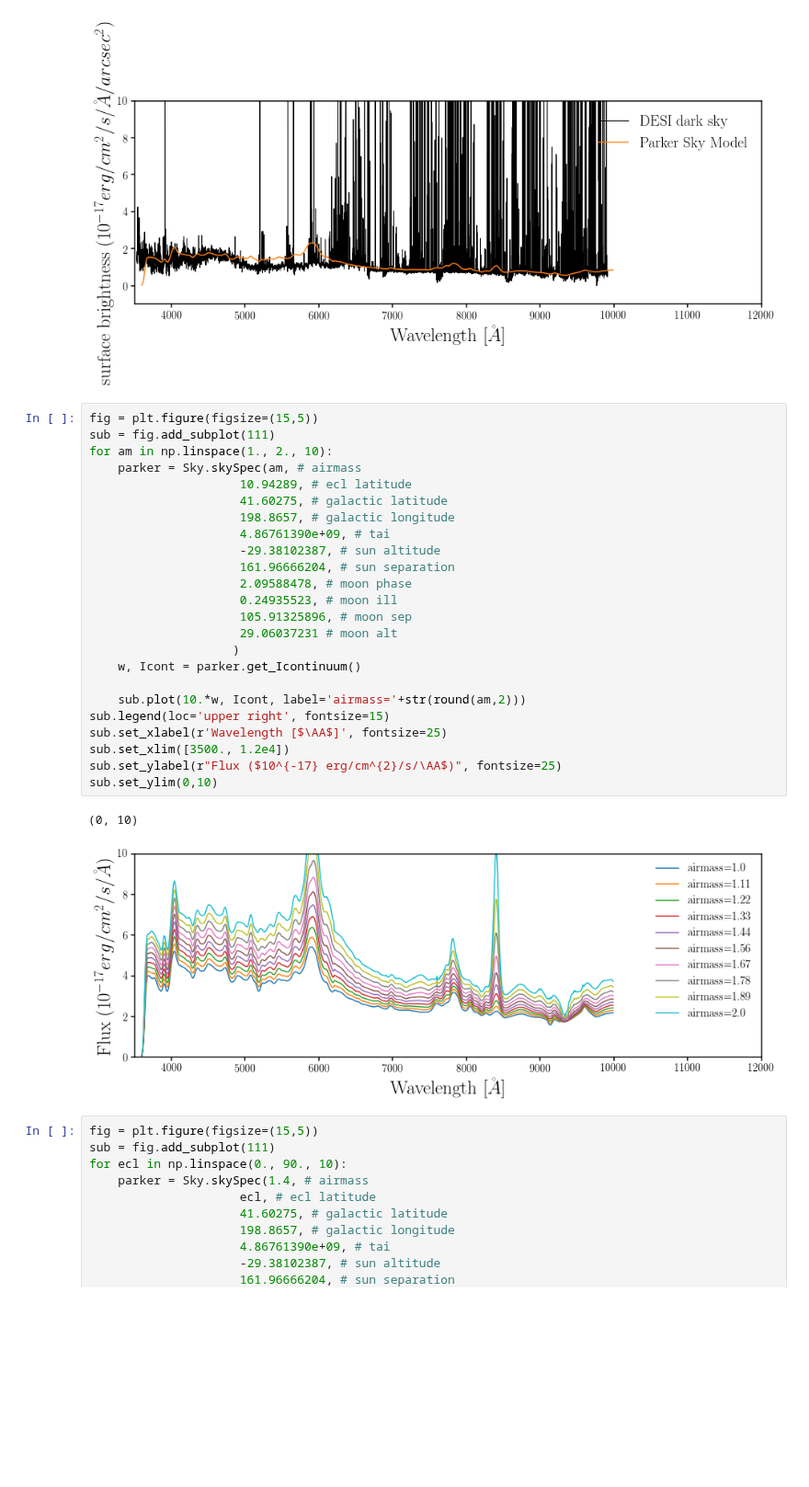
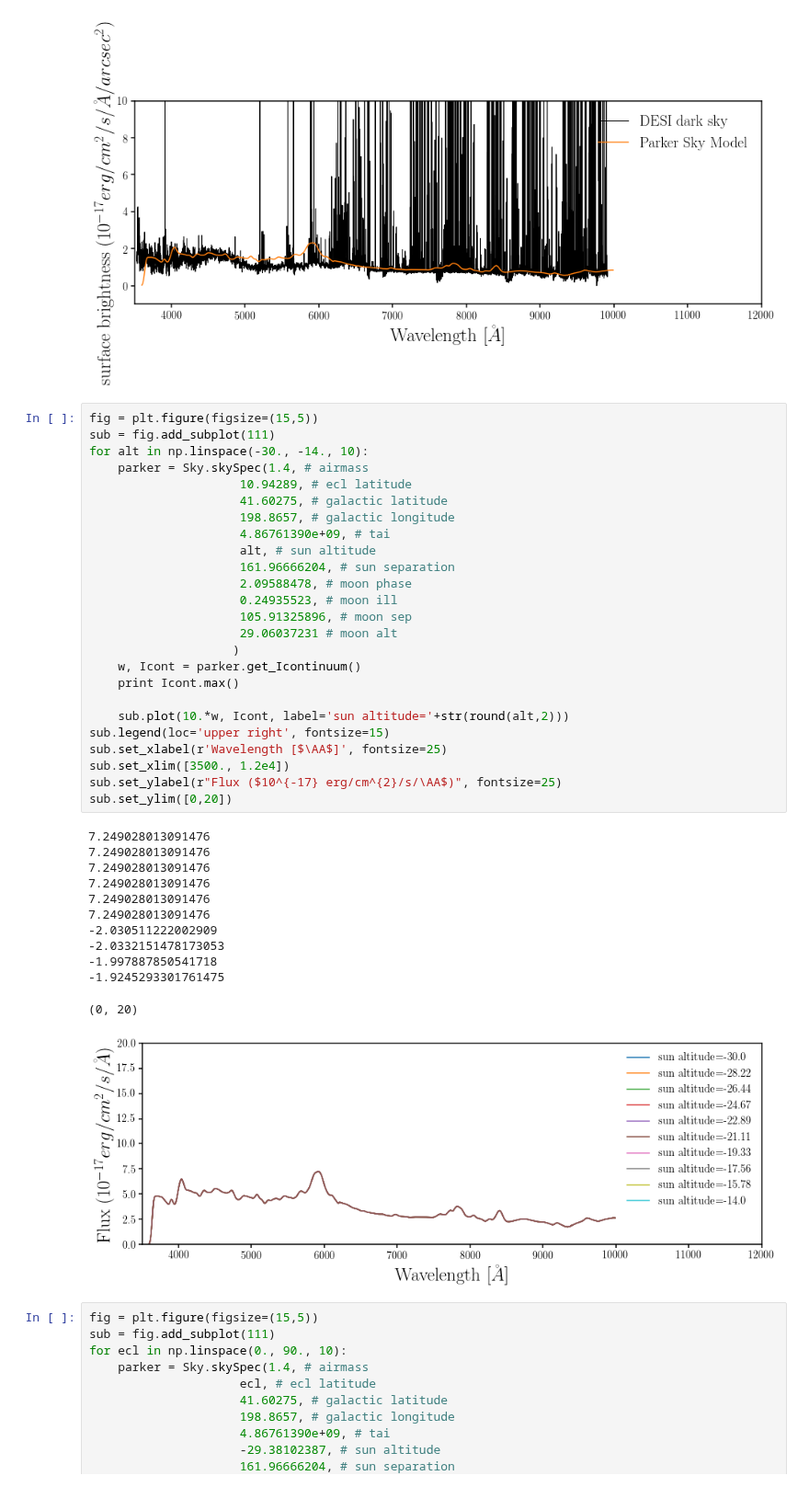
Before and after one commit to desi-bgs/feasiBGS, a Jupyter notebook: notebook/local_sky_parkerthesis.ipynb, the cells around one changed output. Shown at 92% size. Saved outputs shown, nothing was run; the diff lists cells and outputs as text; blank space fills up the shorter version.

```diff
--- a/notebook/local_sky_parkerthesis.ipynb
+++ b/notebook/local_sky_parkerthesis.ipynb
@@ -108,30 +108,41 @@ sub.set_ylim(-1.,10)
 # %%
 fig = plt.figure(figsize=(15,5))
 sub = fig.add_subplot(111)
-for am in np.linspace(1., 2., 10):
-    parker = Sky.skySpec(am, # airmass
+for alt in np.linspace(-30., -14., 10):
+    parker = Sky.skySpec(1.4, # airmass
                      10.94289, # ecl latitude
                      41.60275, # galactic latitude
                      198.8657, # galactic longitude
                      4.86761390e+09, # tai
-                     -29.38102387, # sun altitude
+                     alt, # sun altitude
                      161.96666204, # sun separation
                      2.09588478, # moon phase
                      0.24935523, # moon ill
                      105.91325896, # moon sep
                      29.06037231 # moon alt
                     )
     w, Icont = parker.get_Icontinuum()
+    print Icont.max()
 
-    sub.plot(10.*w, Icont, label='airmass='+str(round(am,2)))
+    sub.plot(10.*w, Icont, label='sun altitude='+str(round(alt,2)))
 sub.legend(loc='upper right', fontsize=15)
 sub.set_xlabel(r'Wavelength [$\AA$]', fontsize=25)
 sub.set_xlim([3500., 1.2e4])
 sub.set_ylabel(r"Flux ($10^{-17} erg/cm^{2}/s/\AA$)", fontsize=25)
-sub.set_ylim(0,10)
+sub.set_ylim([0,20])
 # %% [output]
-(0, 10)
+7.249028013091476
+7.249028013091476
+7.249028013091476
+7.249028013091476
+7.249028013091476
+7.249028013091476
+-2.030511222002909
+-2.0332151478173053
+-1.997887850541718
+-1.9245293301761475
+(0, 20)
-[figure, old version]
+[figure, new version]
 # %%
 fig = plt.figure(figsize=(15,5))
 sub = fig.add_subplot(111)
```
Also changed, not shown: parts of 4 cells of this notebook, 20 other files.
